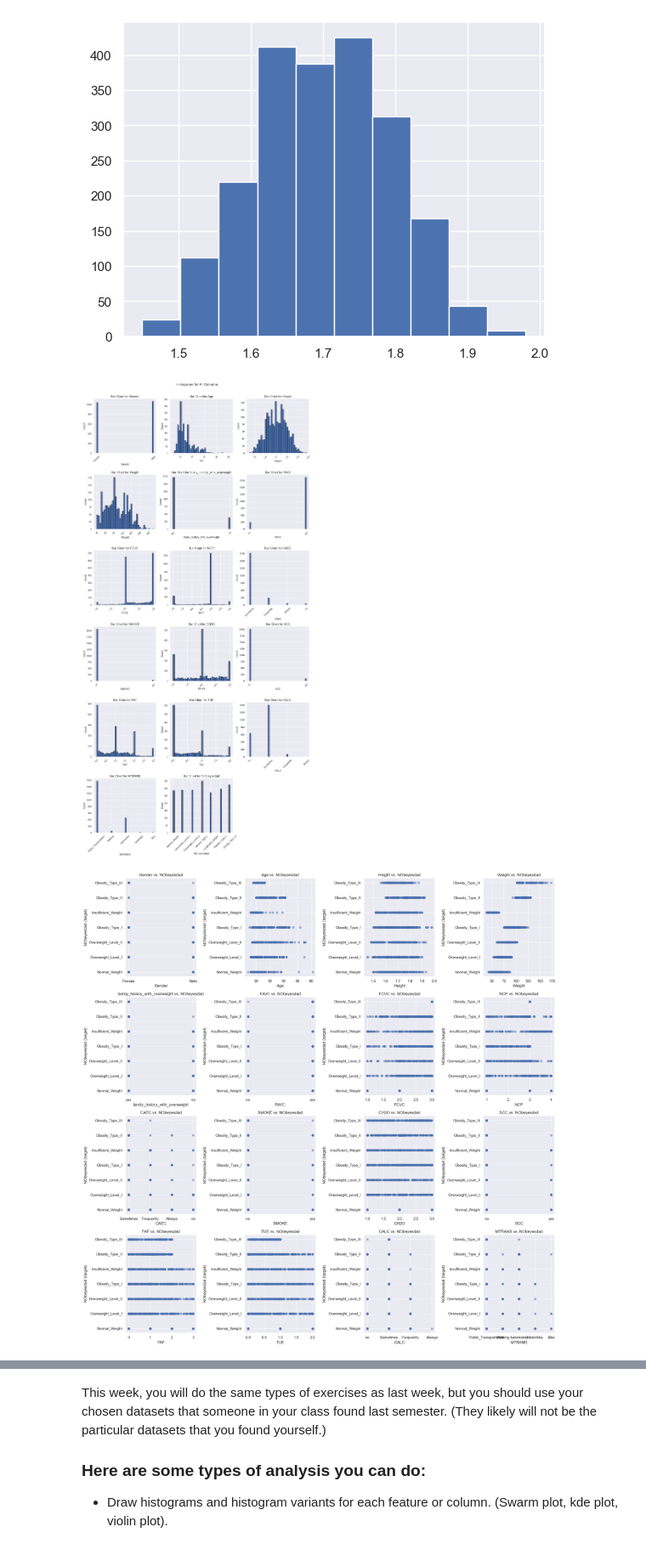
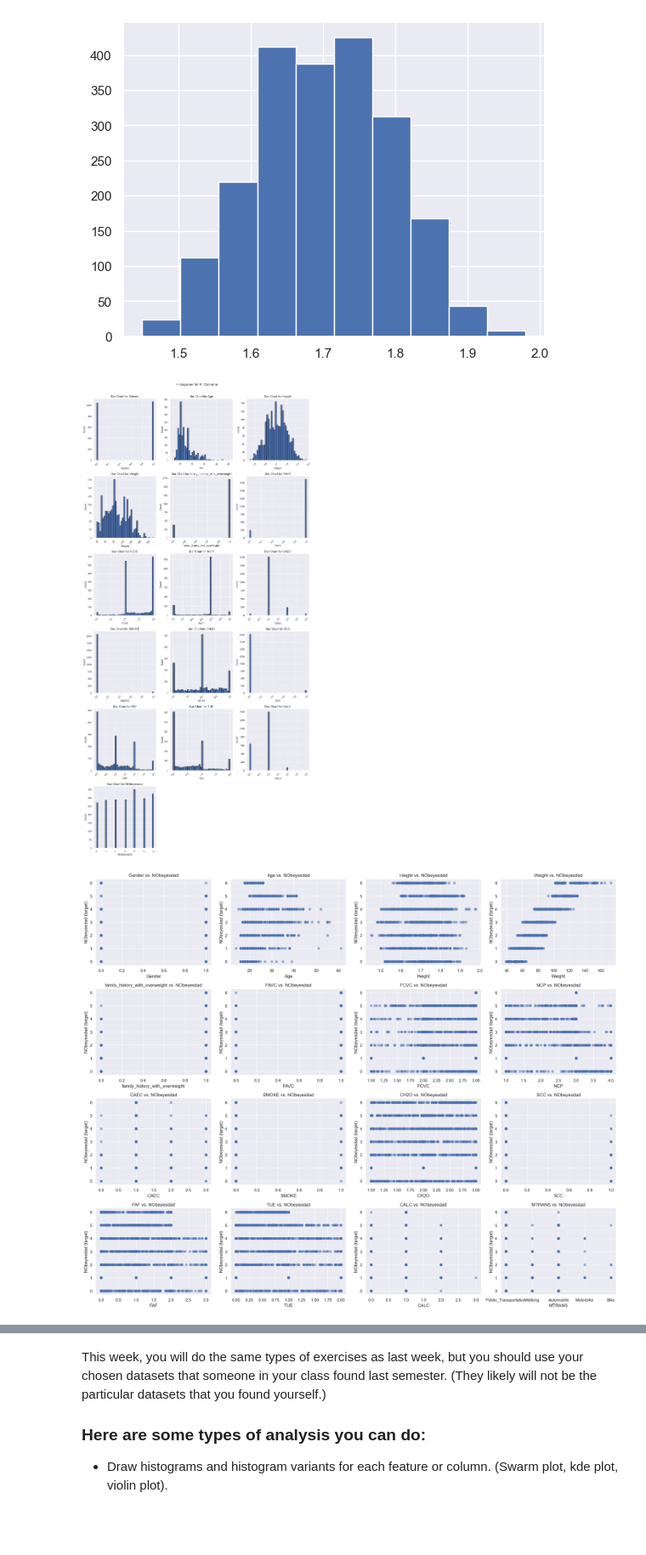
Before and after one commit to wadieabbas/Module-B-semester-2, a Jupyter notebook: OMDS-ModB2-Week4-Abbas-Wadie.ipynb, the cells around one changed output, grey strips where cells are left out. Shown at 85% size. Drawn from its saved outputs; the diff is of its cells as text; code cells hidden in the pictures; blank space fills up the shorter version.

```diff
--- a/OMDS-ModB2-Week4-Abbas-Wadie.ipynb
+++ b/OMDS-ModB2-Week4-Abbas-Wadie.ipynb
@@ -98,0 +103,7 @@ memory usage: 280.5+ KB
+# %%
+# Find unique values of object / categorical variables
+
+for col in columns:
+    if obesity_df[col].dtype == 'O':
+        _ = obesity_df[col].unique()
+        print(f"{col} Unique Types: ", _)
@@ -98,0 +122,32 @@ memory usage: 280.5+ KB
+# %%
+# Encome and map gender
+
+obesity_df['Gender'] = obesity_df['Gender'].map({'Male': 1, 'Female': 0})
+
+
+binary_cols = ['family_history_with_overweight', 'FAVC', 'SMOKE', 'SCC']
+
+# Map the binary columns
+for col in binary_cols:
+    obesity_df[col] = obesity_df[col].map({'yes': 1, 'no': 0})
+
+
+# Define the order for CAEC and CALC
+order_map = {'no': 0, 'Sometimes': 1, 'Frequently': 2, 'Always': 3}
+obesity_df['CAEC'] = obesity_df['CAEC'].map(order_map)
+obesity_df['CALC'] = obesity_df['CALC'].map(order_map)
+
+# Define the order for the Target Variable (NObeyesdad)
+obesity_map = {
+    'Insufficient_Weight': 0,
+    'Normal_Weight': 1,
+    'Overweight_Level_I': 2,
+    'Overweight_Level_II': 3,
+    'Obesity_Type_I': 4,
+    'Obesity_Type_II': 5,
+    'Obesity_Type_III': 6
+}
+obesity_df['NObeyesdad'] = obesity_df['NObeyesdad'].map(obesity_map)
+
+# Create dummy variables for Transportation
+# drop_first=True is used to prevent the 'dummy variable trap' (collinearity)
@@ -115,7 +186,9 @@ obesity_df['Height'].hist()
 [figure]
 # %%
 
+
 # Determine the number of columns and rows for subplots
+numeric_cols = obesity_df.select_dtypes(include=['number']).columns
 num_cols = len(obesity_df.columns)
 cols = 3
 rows = math.ceil(num_cols / cols)
@@ -123,7 +196,7 @@ rows = math.ceil(num_cols / cols)
 fig, axes = plt.subplots(rows, cols, figsize=(15, rows * 5))
 axes = axes.flatten()  # Flatten the axes array for easy indexing
 
-for i, col in enumerate(obesity_df.columns):
+for i, col in enumerate(numeric_cols):
     obesity_df[col].hist(bins=40, ax=axes[i], edgecolor='black')
     axes[i].set_title(f"Bar Chart for {col}", fontsize=14)
     axes[i].set_xlabel(col, fontsize=12)
@@ -138,23 +211,23 @@ plt.tight_layout()
 plt.suptitle("Histograms for All Columns", fontsize=16, y=1.02)
 plt.show()
 # %% [output]
-[figure, old version]
+[figure, new version]
 # %%
 obesity_df_features = obesity_df.drop('NObeyesdad', axis=1)
 target = obesity_df['NObeyesdad']
 
 # plot all features against the target variable
 plt.figure(figsize=(20, 20))
 
 for i, column in enumerate(obesity_df_features.columns):
-    plt.subplot(4, 4, i + 1)
+    plt.subplot(5, 4, i + 1)
     plt.scatter(obesity_df_features[column], target, alpha=0.5)
     plt.title(column+' vs. '+'NObeyesdad')
     plt.xlabel(column)
     plt.ylabel('NObeyesdad (target)')
     plt.tight_layout()
 # %% [output]
-[figure, old version]
+[figure, new version]
 # %%
 # Using seaborn to look at KDE or count plots depending on the column type
 
```
Also changed, not shown: parts of 17 cells of this notebook, 3 other files.
